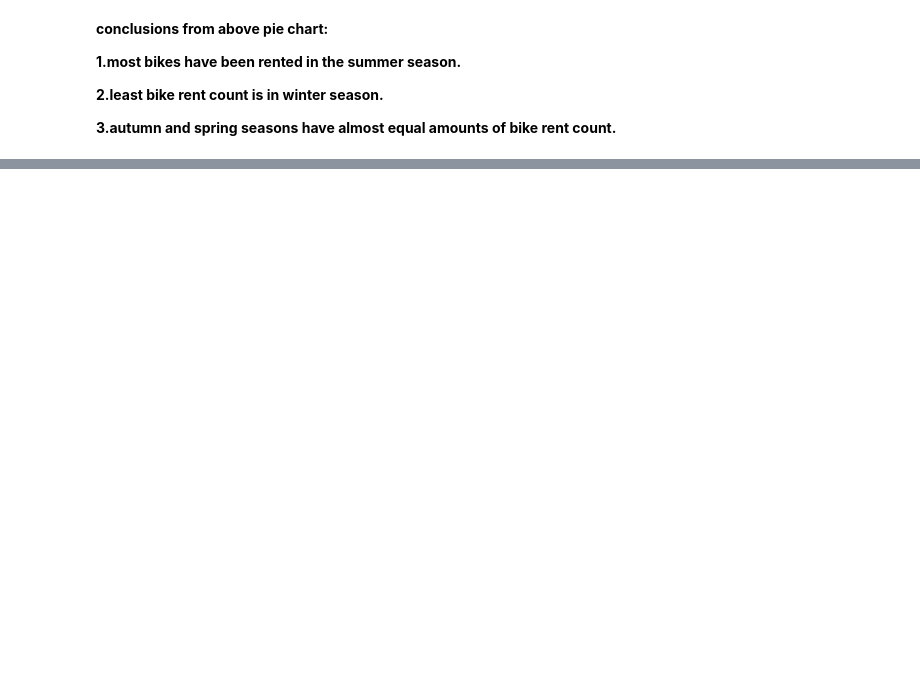
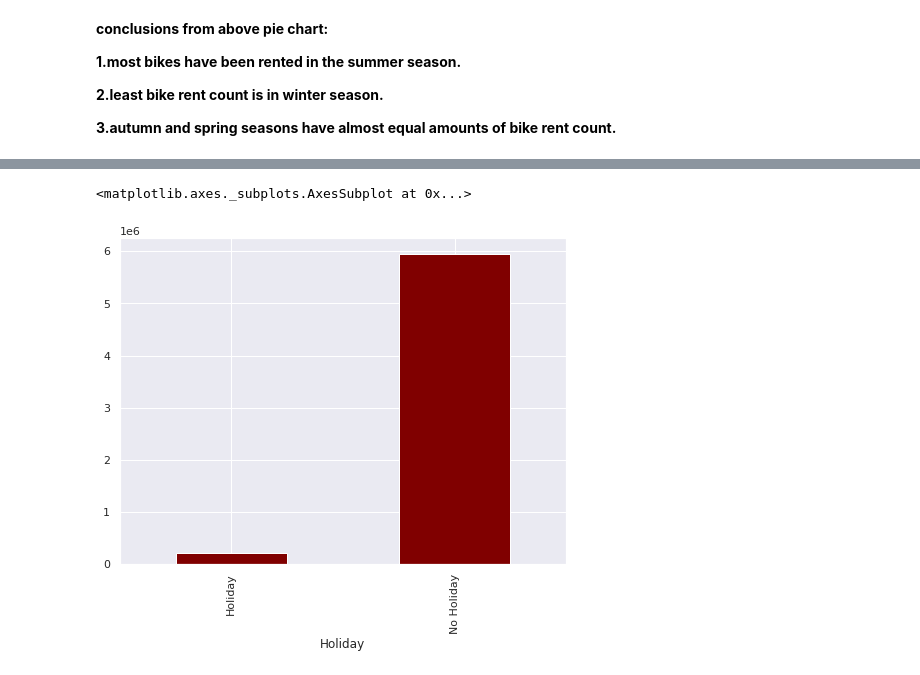
Before and after one commit to praveenbejo95/Bike-sharing-demand-prediction-ML-regression-project-, a Jupyter notebook: Bike_Sharing_Demand_Prediction(Pravin_notebook)_Capstone_Project.ipynb, the cells around one changed output, grey strips where cells are left out. Saved outputs shown, nothing was run; the diff lists cells and outputs as text; code cells hidden in the pictures; blank space fills up the shorter version.

```diff
--- a/Bike_Sharing_Demand_Prediction(Pravin_notebook)_Capstone_Project.ipynb
+++ b/Bike_Sharing_Demand_Prediction(Pravin_notebook)_Capstone_Project.ipynb
@@ -200,0 +234,4 @@ array([<matplotlib.axes._subplots.AxesSubplot object at 0x...>],
+# %%
+# creating a series which shows total number of bikes rented on the type of day
+
+df_hol = bike_df.groupby('Holiday').sum()['Rented Bike Count']
@@ -200,0 +245,7 @@ array([<matplotlib.axes._subplots.AxesSubplot object at 0x...>],
+# %%
+plt.figure(figsize=(8,6))
+sns.set_theme(style='darkgrid')
+df_hol.plot(kind='bar',color = 'maroon')
+# %% [output]
+<matplotlib.axes._subplots.AxesSubplot at 0x...>
+[figure, added]
```
Also changed, not shown: parts of 29 cells of this notebook.
